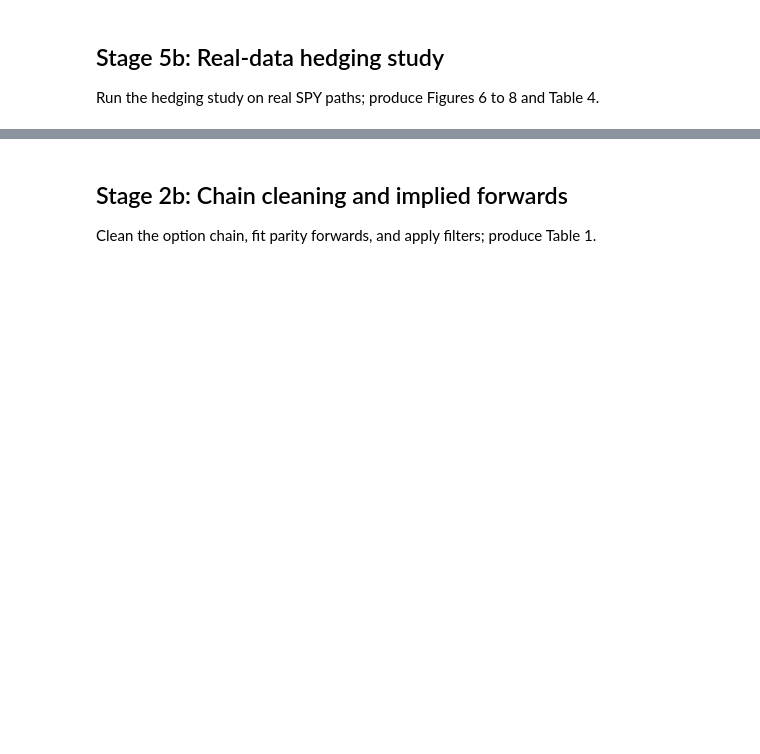
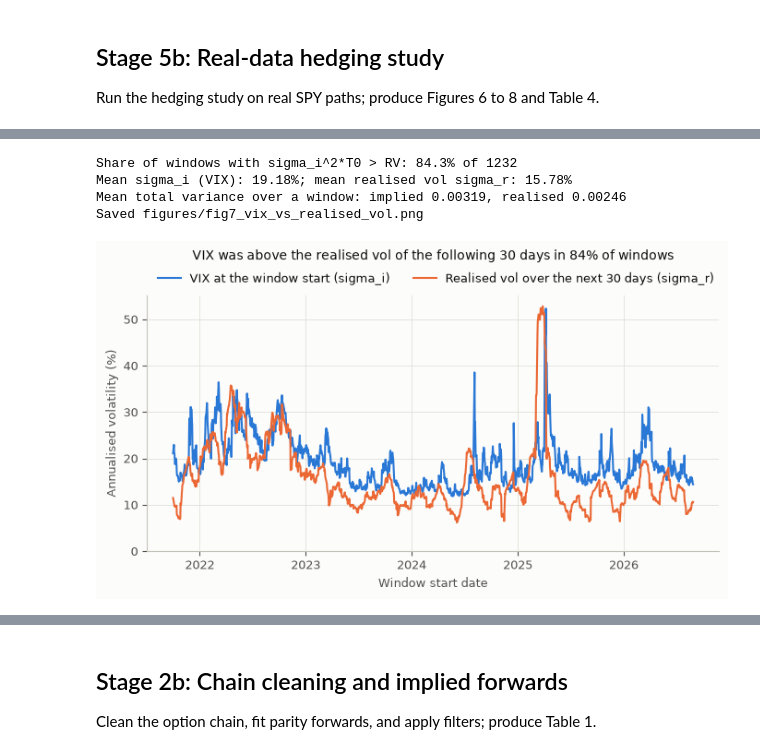
Before and after one commit to yogi-agarwal/vol-surface-delta-hedging, a Jupyter notebook: notebooks/analysis.ipynb, the cells around one changed output, grey strips where cells are left out. Saved outputs shown, nothing was run; the diff lists cells and outputs as text; code cells hidden in the pictures; blank space fills up the shorter version.

```diff
--- a/notebooks/analysis.ipynb
+++ b/notebooks/analysis.ipynb
@@ -24,0 +93,11 @@ Run the hedging study on real SPY paths; produce Figures 6 to 8 and Table 4.
+# %%
+results = {
+    (h, c): hg.simulate_windows(S, win.t, r, win.starts, win.ends, win.sigma_i, win.K, h, c * 1e-4)
+    for h in H_VALUES
+    for c in C_BP
+}
+base = results[(1, 0)]  # daily hedging, no costs
+n_by_h = {h: results[(h, 0)].n_intervals for h in H_VALUES}
+print("Hedge intervals N per window: mean (min to max)")
+for h in H_VALUES:
+    print(f"  h = {h:>2}: {n_by_h[h].mean():5.2f} ({n_by_h[h].min()} to {n_by_h[h].max()})")
@@ -24,0 +116,27 @@ Run the hedging study on real SPY paths; produce Figures 6 to 8 and Table 4.
+# %%
+implied_var, rv = win.sigma_i**2 * win.T0, base.rv
+sigma_r = np.sqrt(rv / win.T0)
+share_implied_above = np.mean(implied_var > rv)
+print(f"Share of windows with sigma_i^2*T0 > RV: {share_implied_above:.1%} of {rv.size}")
+print(f"Mean sigma_i (VIX): {win.sigma_i.mean():.2%}; mean realised vol sigma_r: {sigma_r.mean():.2%}")
+print(f"Mean total variance over a window: implied {implied_var.mean():.5f}, realised {rv.mean():.5f}")
+
+fig, ax = plt.subplots(figsize=(8, 3.6))
+ax.plot(start_dates, 100 * win.sigma_i, color=BLUE, lw=1.5, label="VIX at the window start (sigma_i)")
+ax.plot(start_dates, 100 * sigma_r, color=ORANGE, lw=1.5, label="Realised vol over the next 30 days (sigma_r)")
+ax.set_xlabel("Window start date")
+ax.set_ylabel("Annualised volatility (%)")
+ax.set_ylim(bottom=0)
+ax.set_title(
+    f"VIX was above the realised vol of the following 30 days in {share_implied_above:.0%} of windows",
+    pad=28,
+)
+ax.legend(loc="lower left", bbox_to_anchor=(0.0, 1.0), ncol=2)
+save(fig, "fig7_vix_vs_realised_vol.png")
+plt.show()
+# %% [output]
+Share of windows with sigma_i^2*T0 > RV: 84.3% of 1232
+Mean sigma_i (VIX): 19.18%; mean realised vol sigma_r: 15.78%
+Mean total variance over a window: implied 0.00319, realised 0.00246
+Saved figures/fig7_vix_vs_realised_vol.png
+[figure, added]
```
Also changed, not shown: parts of 20 cells of this notebook, 3 other files.
